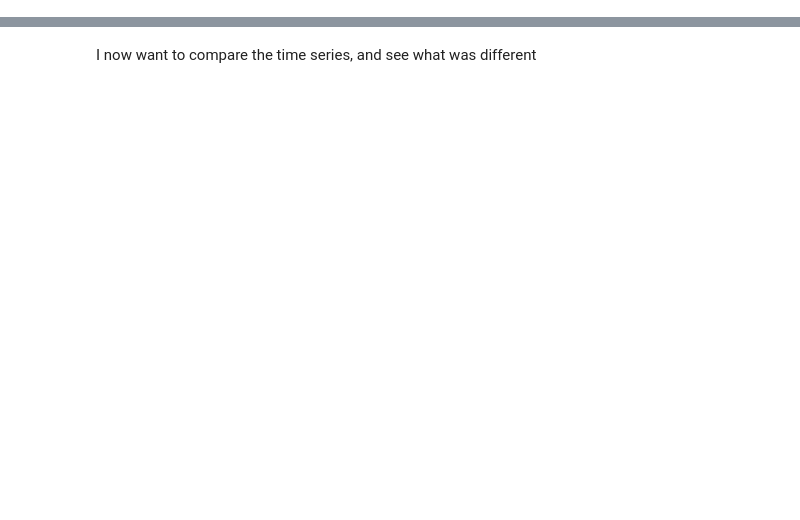
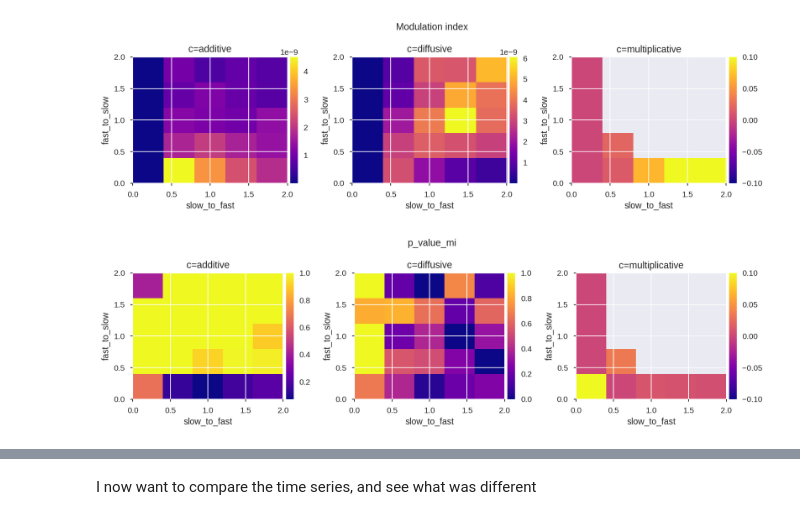
Before and after one commit to jajcayn/Hopf_CFC_analysis, a Jupyter notebook: understanding_coupling.ipynb, the cells around one changed output, grey strips where cells are left out. Cells and saved outputs as stored; diff of their text form; code cells hidden in the pictures; blank space fills up the shorter version.

```diff
--- a/understanding_coupling.ipynb
+++ b/understanding_coupling.ipynb
@@ -66,8 +67,10 @@ model.params["coupling"] = "multiplicative"
 # %%
 parameters = ParameterSpace(
     {
-        "coupling":["additive","diffusive","multiplicative"]
+        "slow_to_fast": np.linspace(0.0, 2., 5),
+        "fast_to_slow": np.linspace(0.0, 2., 5),
+        "coupling":["additive","diffusive","multiplicative"],
 
     }
     ,allow_star_notation=True,
-    kind="sequence",)
+    kind="grid",)
@@ -167,0 +206,25 @@ search.dfResults
+# %%
+neu.plotExplorationResults(
+    search.dfResults,
+    par1=["slow_to_fast", r"slow_to_fast"],
+    par2=["fast_to_slow", r"fast_to_slow"],
+    plot_key="modulation_index",
+    nan_to_zero=True,
+    by="coupling",
+    one_figure=True,
+    plot_key_label="Modulation index",
+)
+
+neu.plotExplorationResults(
+    search.dfResults,
+    par1=["slow_to_fast", r"slow_to_fast"],
+    par2=["fast_to_slow", r"fast_to_slow"],
+    plot_key="p_value_mi",
+    nan_to_zero=True,
+    by="coupling",
+    one_figure=True,
+    plot_key_label="p_value_mi",
+)
+# %% [output]
+[figure, added]
+[figure, added]
```
Also changed, not shown: parts of 12 cells of this notebook.
